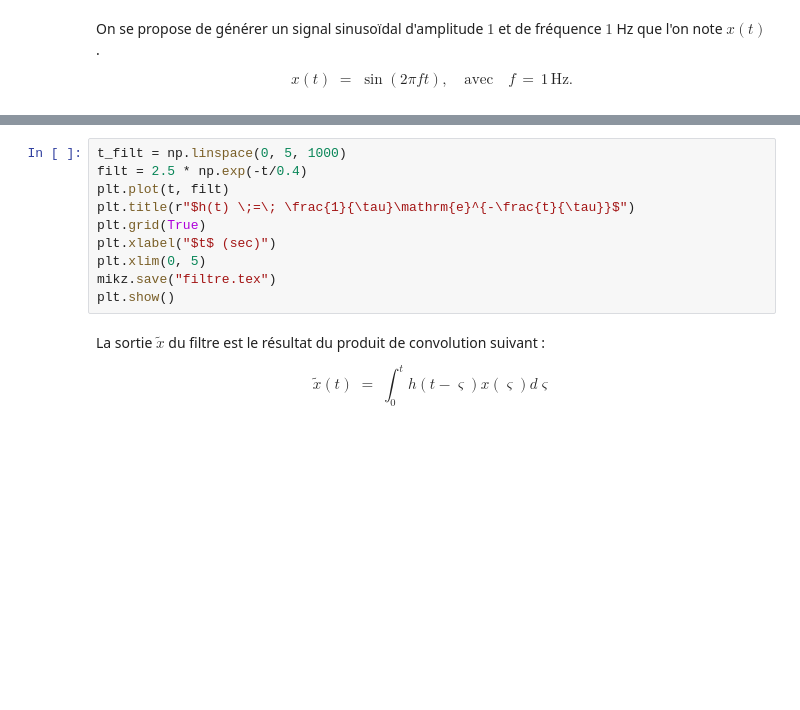
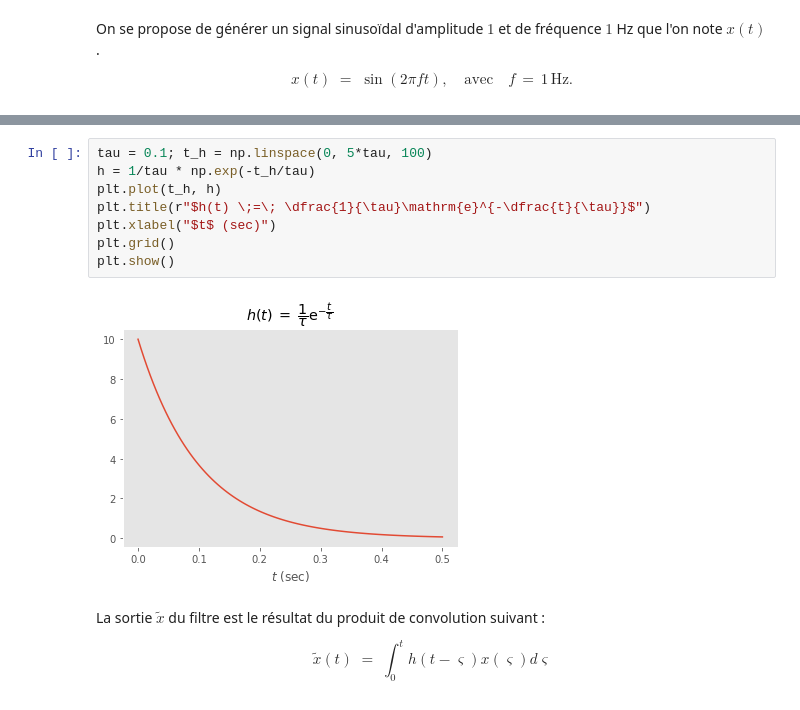
Before and after one commit to a-mhamdi/cosnip, a Jupyter notebook: Python/sig-proc/conv-1d.ipynb, the cells around one changed output, grey strips where cells are left out. Drawn from its saved outputs; the diff is of its cells as text; blank space fills up the shorter version.

```diff
--- a/Python/sig-proc/conv-1d.ipynb
+++ b/Python/sig-proc/conv-1d.ipynb
@@ -67,14 +63,14 @@ h(t) \;=\; \displaystyle\frac{1}{\tau}\mathrm{e}^{-\displaystyle\frac{t}{\tau}},
 $$
 # %%
-t_filt = np.linspace(0, 5, 1000)
-filt = 2.5 * np.exp(-t/0.4)
-plt.plot(t, filt)
-plt.title(r"$h(t) \;=\; \frac{1}{\tau}\mathrm{e}^{-\frac{t}{\tau}}$")
-plt.grid(True)
+tau = 0.1; t_h = np.linspace(0, 5*tau, 100)
+h = 1/tau * np.exp(-t_h/tau)
+plt.plot(t_h, h)
+plt.title(r"$h(t) \;=\; \dfrac{1}{\tau}\mathrm{e}^{-\dfrac{t}{\tau}}$")
 plt.xlabel("$t$ (sec)")
-plt.xlim(0, 5)
-mikz.save("filtre.tex")
+plt.grid()
 plt.show()
+# %% [output]
+[figure, added]
 # %% [markdown]
 La sortie $\tilde{x}$ du filtre est le résultat du produit de convolution suivant :
 
```
Also changed, not shown: parts of 7 cells of this notebook, 3 other files.
